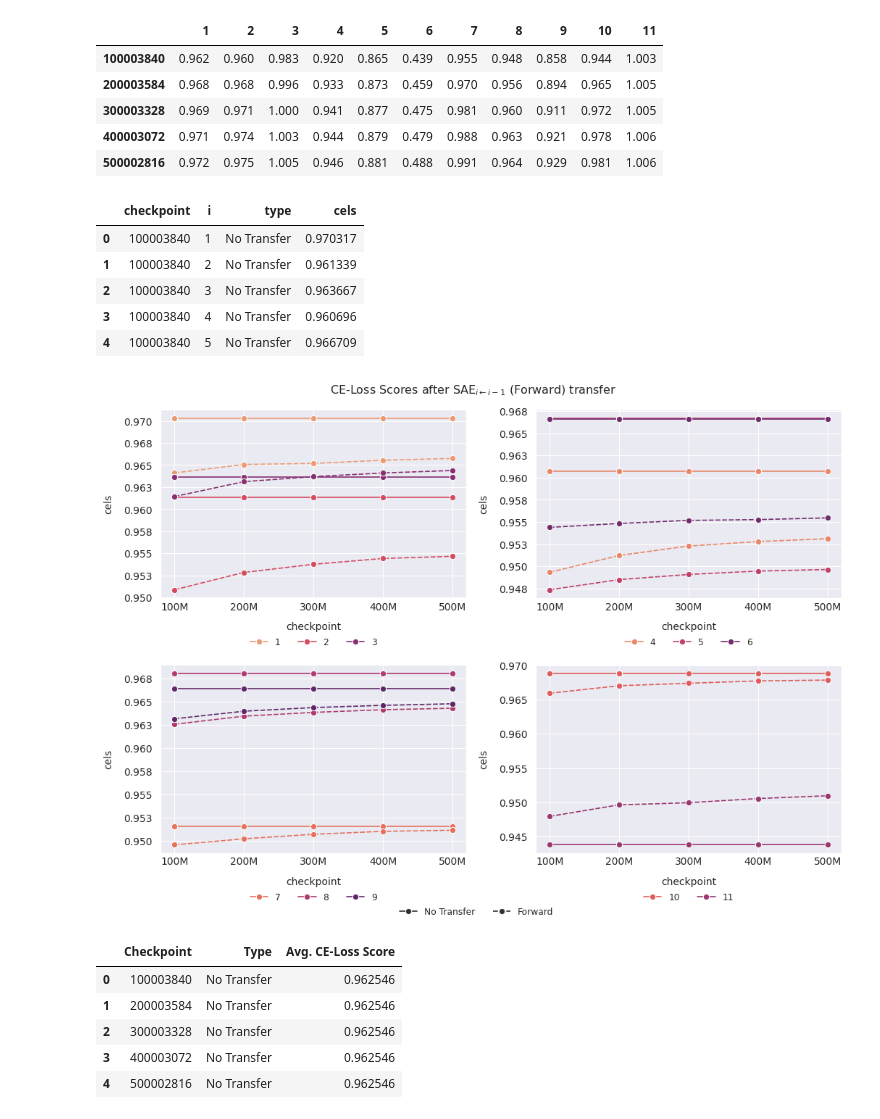
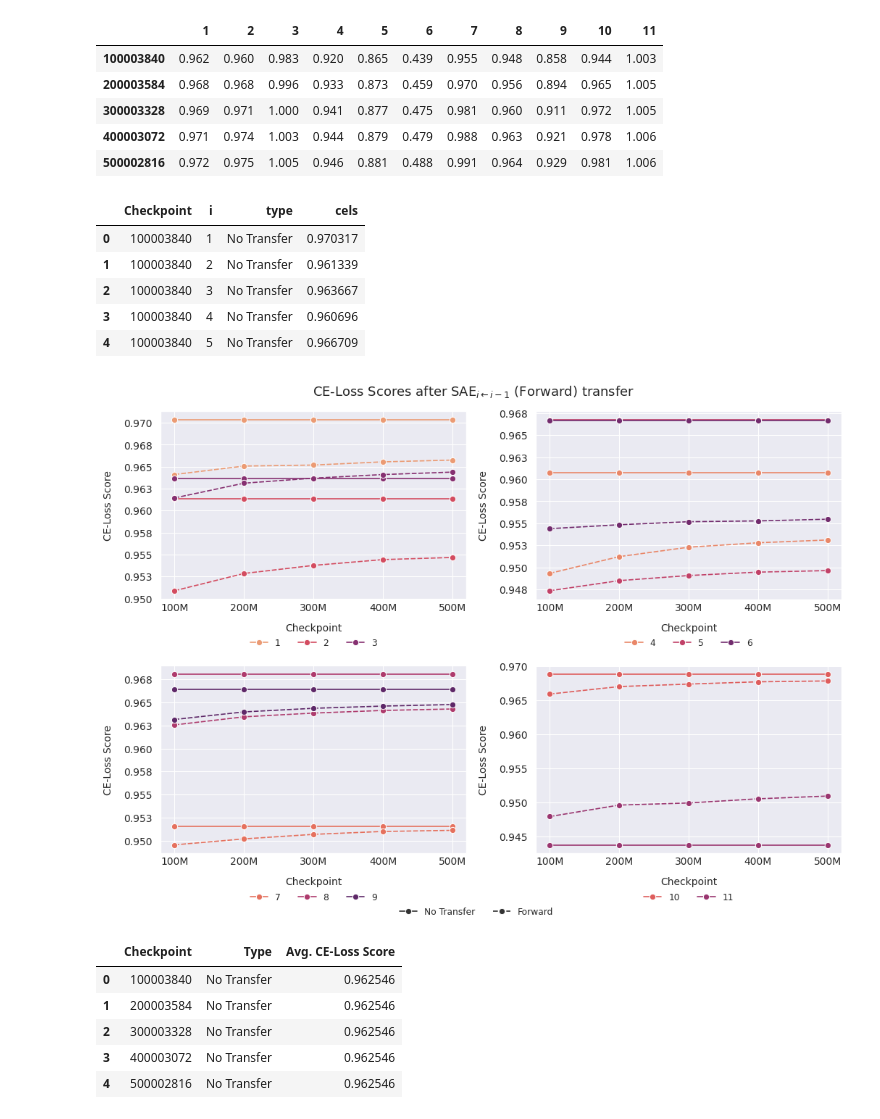
Before and after one commit to ghidav/sae-transfer-learning, a Jupyter notebook: paper_plot.ipynb, the cells around one changed output. Cells and saved outputs as stored; diff of their text form; code cells hidden in the pictures.

```diff
--- a/paper_plot.ipynb
+++ b/paper_plot.ipynb
@@ -189,8 +189,6 @@ ax = sns.heatmap(
 ax.set_title("Bwd CE-Loss Score - SAE$_{i \leftarrow i+1}$")
 ax.set_ylabel("ACT Layer")
 ax.set_xlabel("SAE Layer")
-ax.set_xticklabels(np.arange(0, 11), va="center", ha="center")
-ax.set_yticklabels(np.arange(0, 12), va="center", ha="center")
 ax.title.set_fontsize(13)
 ax.xaxis.label.set_fontsize(10)
 ax.yaxis.label.set_fontsize(10)
@@ -198,6 +196,8 @@ ax.xaxis.labelpad = 10
 ax.yaxis.labelpad = 10
 ax.tick_params(axis="both", which="major", labelsize=10, rotation=0)
 ax.yaxis.set_major_formatter(FormatStrFormatter("%.0f"))
+ax.set_xticklabels(np.arange(1, 12), va="center", ha="center")
+ax.set_yticklabels(np.arange(0, 12), va="center", ha="center")
 plt.tight_layout()
 plt.savefig(IMG_PATH + f"heatmap_bwd_ce_loss_score_{ckpt}.png", dpi=300, bbox_inches="tight")
 # %% [output]
@@ -315,7 +315,7 @@ for i, ckpt in enumerate(mapping.values()):
         ],
         axis=1,
     )
-    fwd_df["checkpoint"] = ckpt.replace("final_", "")
+    fwd_df["Checkpoint"] = ckpt.replace("final_", "")
     cels_fwd_dfs.append(fwd_df)
 # %%
 remove_baseline = True
@@ -323,19 +323,19 @@ if remove_baseline:
     cels_fwd_dfs_plot = (
         pd.concat(cels_fwd_dfs, axis=0)
         .reset_index(names="i")
-        .melt(id_vars=["checkpoint", "i"], var_name="type", value_name="cels")
+        .melt(id_vars=["Checkpoint", "i"], var_name="type", value_name="cels")
     )
     cels_fwd_dfs_plot = cels_fwd_dfs_plot[cels_fwd_dfs_plot["type"] != "Baseline Forward"]
 else:
     cels_fwd_dfs_plot = (
         pd.concat(cels_fwd_dfs, axis=0)
         .reset_index(names="i")
-        .melt(id_vars=["checkpoint", "i"], var_name="type", value_name="cels")
+        .melt(id_vars=["Checkpoint", "i"], var_name="type", value_name="cels")
     )
 cels_fwd_dfs_plot["i"] = cels_fwd_dfs_plot["i"] + 1
 cels_fwd_dfs_plot.head()
 # %% [output]
-|  | checkpoint | i | type | cels |
+|  | Checkpoint | i | type | cels |
 | 0 | 100003840 | 1 | No Transfer | 0.970317 |
 | 1 | 100003840 | 2 | No Transfer | 0.961339 |
 | 2 | 100003840 | 3 | No Transfer | 0.963667 |
@@ -350,7 +350,7 @@ for i, layers in enumerate([[1, 2, 3], [4, 5, 6], [7, 8, 9], [10, 11]]):
     ax = axes[i // 2, i % 2]
     sns.lineplot(
         data=cels_fwd_dfs_plot[cels_fwd_dfs_plot["i"].isin(layers)],
-        x="checkpoint",
+        x="Checkpoint",
         y="cels",
         hue="i",
         style="type",
@@ -364,35 +364,37 @@ for i, layers in enumerate([[1, 2, 3], [4, 5, 6], [7, 8, 9], [10, 11]]):
     h, l = ax.get_legend_handles_labels()
     ax.legend().remove()
     ax.legend(h[1 : 4 - int(i == 3)], l[1 : 4 - int(i == 3)])
     sns.move_legend(ax, "lower center", bbox_to_anchor=(0.5, -0.3), ncol=4, title=None, frameon=False)
     ax.set_xticklabels(["100M", "200M", "300M", "400M", "500M"], va="center", ha="center")
+    ax.set_xlabel("Checkpoint")
+    ax.set_ylabel("CE-Loss Score")
     ax.title.set_fontsize(13)
     ax.xaxis.label.set_fontsize(10)
     ax.yaxis.label.set_fontsize(10)
     ax.xaxis.labelpad = 10
     ax.yaxis.labelpad = 10
     ax.tick_params(axis="both", which="major", labelsize=10)
     ax.yaxis.set_major_formatter(FormatStrFormatter("%.3f"))
 fig.add_artist(
     matplotlib.legend.Legend(
         fig,
         h[-3 + int(remove_baseline) :],
         l[-3 + int(remove_baseline) :],
         loc="lower center",
         bbox_to_anchor=(0.5, -0.005),
         ncol=3,
         title=None,
         frameon=False,
     )
 )
-plt.suptitle("CE-Loss Scores after SAE$_{i\leftarrow i-1}$ (Forward) transfer")
+plt.suptitle("CE-Loss Scores after SAE$_{i\leftarrow i-1}$ (Forward) transfer", fontsize=13)
 plt.tight_layout()
 if remove_baseline:
     plt.savefig(IMG_PATH + f"lineplot_cels_fwd_small_all_no_lower_baseline.png", dpi=300, bbox_inches="tight")
 else:
     plt.savefig(IMG_PATH + f"lineplot_cels_fwd_small_all.png", dpi=300, bbox_inches="tight")
 # %% [output]
-[figure, old version]
+[figure, new version]
 # %%
 # Avgs per checkpoint
 columns = [col for col in cels_fwd_dfs[0].columns if "checkpoint" not in col.lower()]
```
Also changed, not shown: parts of 7 cells of this notebook.
